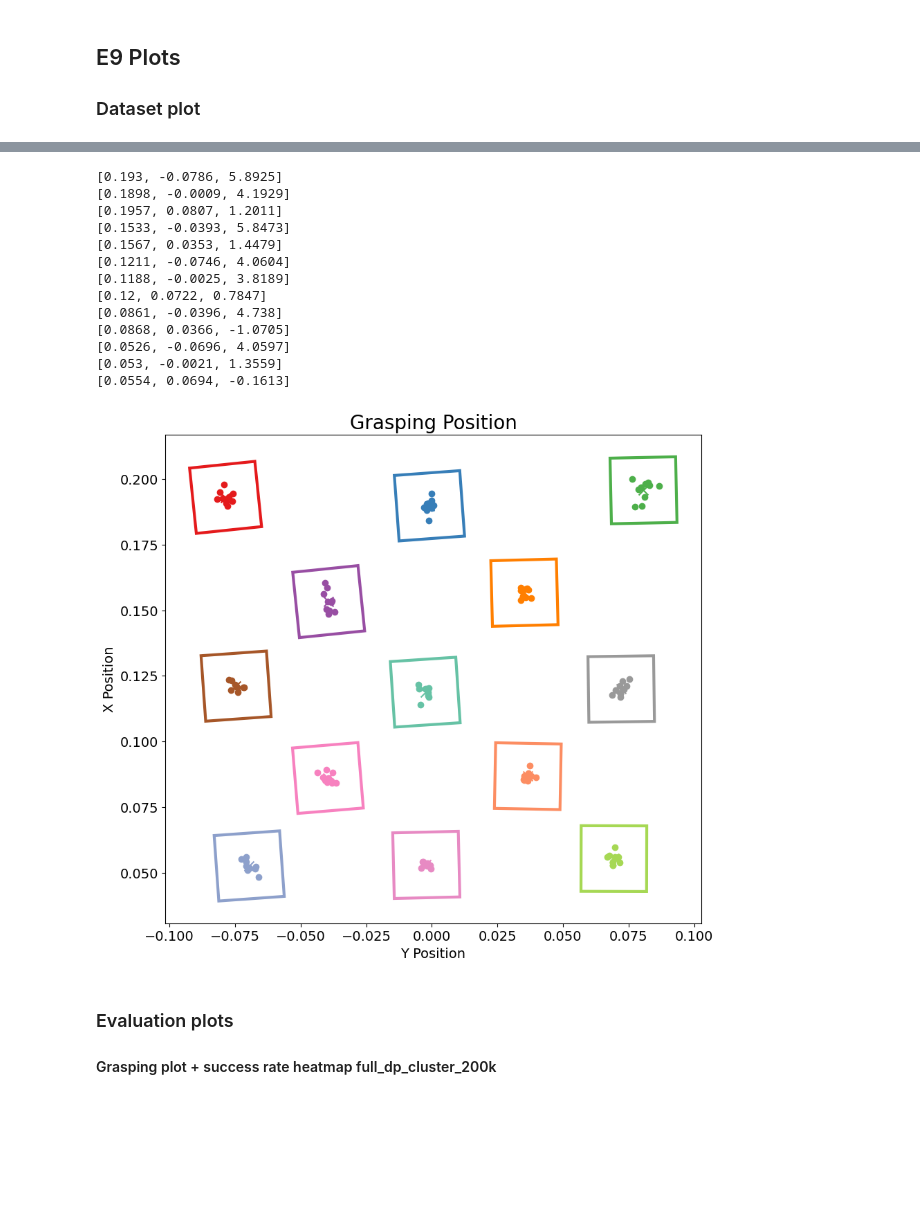
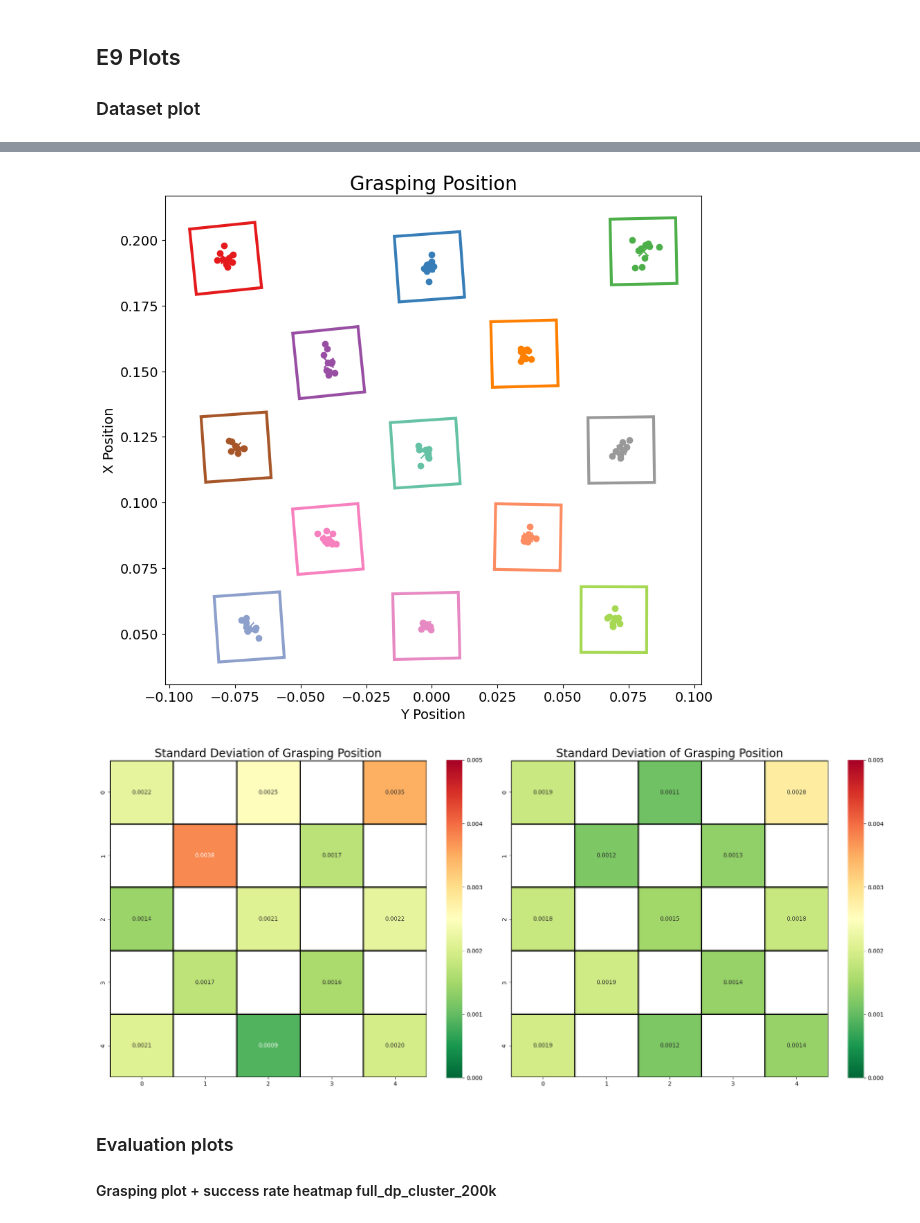
Before and after one commit to nicolas-duque/lerobot, a Jupyter notebook: lerobot/plots/eval_plots.ipynb, the cells around one changed output, grey strips where cells are left out. Drawn from its saved outputs; the diff is of its cells as text; code cells hidden in the pictures; blank space fills up the shorter version.

```diff
--- a/lerobot/plots/eval_plots.ipynb
+++ b/lerobot/plots/eval_plots.ipynb
@@ -458,6 +457,14 @@ Text(0.5, 1.0, 'Validation loss')
 # %%
 
 repo_id="nduque/robustness_e9_3"
+
+known_mask = np.array([
+    [True, False, True, False, True],
+    [False, True, False, True, False],
+    [True, False, True, False, True],
+    [False, True, False, True, False],
+    [True, False, True, False, True],
+])
 
 dataset = LeRobotDataset(repo_id)
 observations = dataset.hf_dataset.select_columns("observation.state")['observation.state']
@@ -501,8 +508,9 @@ box_avg = box_pos_avg_e9_3
 fig, axs = plt.subplots(1, 1, figsize=(10, 10))
 
 eps = int(len(episodes)/len(box_avg))
-d_xy = []
-avg_ep = []
+d_xy_ds = []
+avg_ep_ds = []
+std_ds = []
 for i in range(len(box_avg)):
     color=colors[i]
 
@@ -511,11 +519,15 @@ for i in range(len(box_avg)):
     avg_y = float(round(np.mean(obs_grasp[i*eps:(i+1)*eps, 1]),4))
     avg_x = float(round(np.mean(obs_grasp[i*eps:(i+1)*eps, 0]),4))
     avg_yaw = float(round(np.mean(grasp_angle[i*eps:(i+1)*eps]),4))
-    avg_ep.append([avg_x, avg_y, avg_yaw])
-    print([avg_x, avg_y, avg_yaw])
+    avg_ep_ds.append([avg_x, avg_y, avg_yaw])
+    #print([avg_x, avg_y, avg_yaw])
     ep_dx = obs_grasp[i*eps:(i+1)*eps, 0] - box_avg[i,0]
     ep_dy = obs_grasp[i*eps:(i+1)*eps, 1] - box_avg[i,1]
-    d_xy.append([ep_dx,ep_dy])
+    d_xy_ds.append([ep_dx,ep_dy])
+
+    std_x = np.std(obs_grasp[i*eps:(i+1)*eps, 0])
+    std_y = np.std(obs_grasp[i*eps:(i+1)*eps, 1])
+    std_ds.append([std_x, std_y])
 
     fc = color
     axs.scatter(obs_grasp[i*eps:(i+1)*eps, 1], obs_grasp[i*eps:(i+1)*eps, 0],color=color, fc=fc)
@@ -526,7 +538,7 @@ for i in range(len(box_avg)):
     axs.add_patch(rec)
 
     #axs.text(box_pos_avg_e8[i,0],box_pos_avg_e8[i,1]-0.004,str(dist_to_avg),ha='center')
-d_xy = np.array(d_xy)
+d_xy_ds = np.array(d_xy_ds)
 
 axs.set_xlabel("Y Position", fontsize=14)
 axs.set_ylabel("X Position", fontsize=14)
@@ -535,4 +547,26 @@ axs.set_aspect('equal')
 #axs.set_ylim(0.08,0.15)
 axs.tick_params(axis='both', which='major', labelsize=14)
 #axs.set_xlim(-0.1,0.1)
+
+annot_format=".4f"
+
+std_ds_zip = np.zeros([25,2])
+std_ds = np.array(std_ds)
+
+std_ds_zip[::2] = std_ds
+std_ds_zip[1::2] = np.zeros([12,2])
+#print(std_ds_zip)
+
+std_ds_zip= np.array(std_ds_zip).reshape(25, 2)
+std_x = std_ds_zip[:,0].reshape(5, 5)
+std_y = std_ds_zip[:,1].reshape(5, 5)
+
+
+
+fig_std_ds, axs_std_ds = plt.subplots(1, 2, figsize=(20, 10))
+sns.heatmap(std_x, ax=axs_std_ds[0], annot=True, fmt=annot_format, cmap="RdYlGn_r", cbar=True, mask = ~known_mask, linewidths=1,linecolor='black',vmin=0,vmax=0.005,square=True,cbar_kws={"shrink": 0.8})
+axs_std_ds[0].set_title("Standard Deviation of Grasping Position", fontsize=20)
+sns.heatmap(std_y, ax=axs_std_ds[1], annot=True, fmt=annot_format, cmap="RdYlGn_r", cbar=True, mask = ~known_mask, linewidths=1,linecolor='black',vmin=0,vmax=0.005,square=True,cbar_kws={"shrink": 0.8})
+axs_std_ds[1].set_title("Standard Deviation of Grasping Position", fontsize=20)
+fig_std_ds.tight_layout()
 # %% [output]
@@ -540,17 +573,5 @@ WARNING:root:'torchcodec' is not available in your platform, falling back to 'py
-[0.193, -0.0786, 5.8925]
-[0.1898, -0.0009, 4.1929]
-[0.1957, 0.0807, 1.2011]
-[0.1533, -0.0393, 5.8473]
-[0.1567, 0.0353, 1.4479]
-[0.1211, -0.0746, 4.0604]
-[0.1188, -0.0025, 3.8189]
-[0.12, 0.0722, 0.7847]
-[0.0861, -0.0396, 4.738]
-[0.0868, 0.0366, -1.0705]
-[0.0526, -0.0696, 4.0597]
-[0.053, -0.0021, 1.3559]
-[0.0554, 0.0694, -0.1613]
 [figure]
+[figure, added]
 # %% [markdown]
 ### Evaluation plots ###
 #### Grasping plot + success rate heatmap full_dp_cluster_200k ####
```
Also changed, not shown: parts of 12 cells of this notebook.
